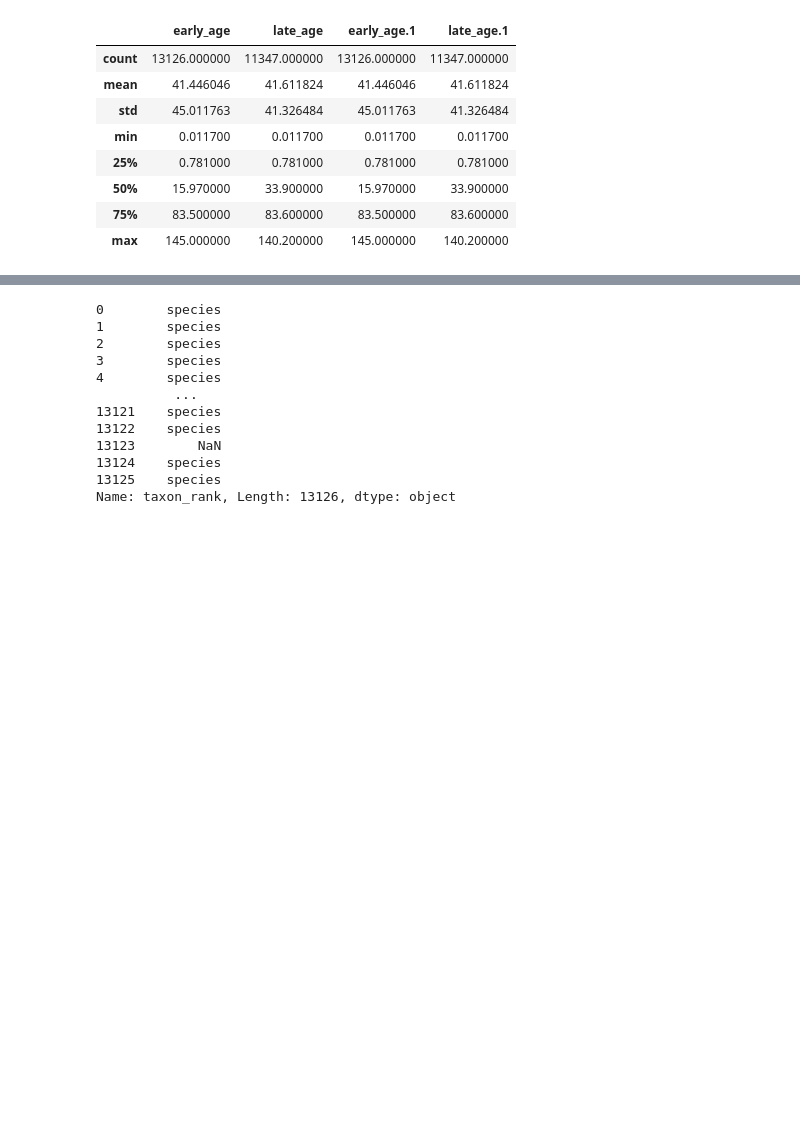
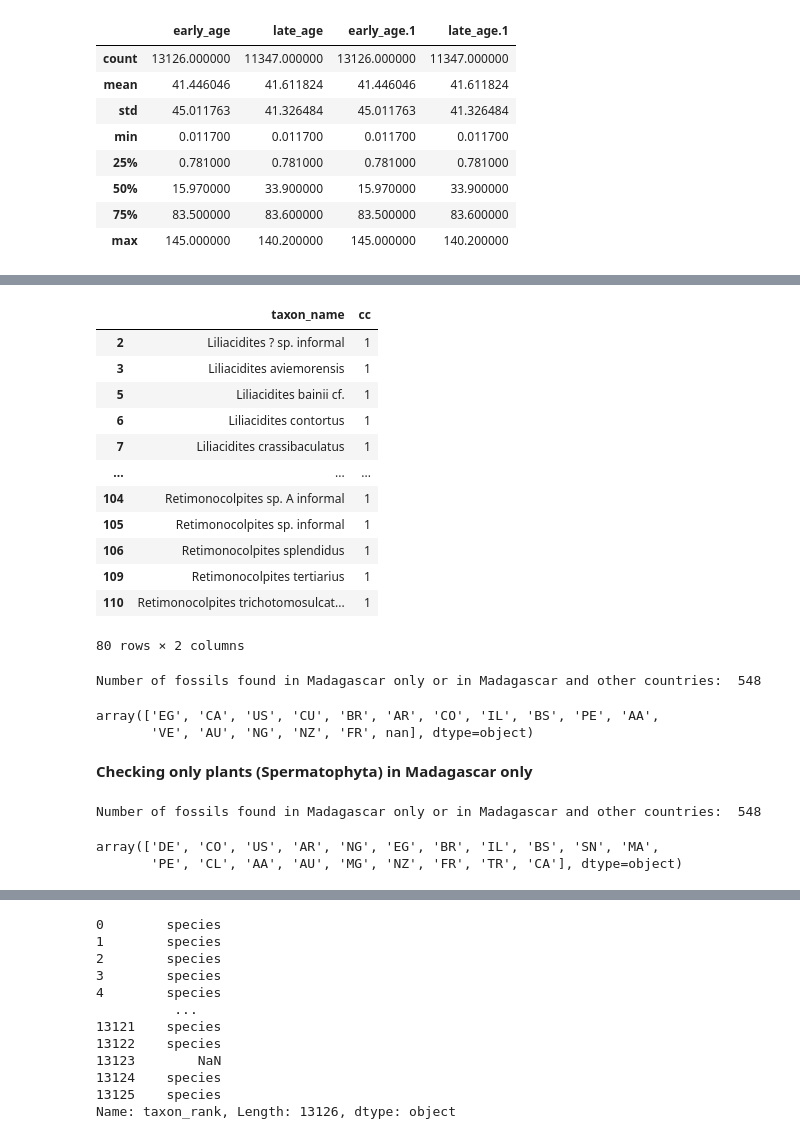
Before and after one commit to mftorres/Madagascar_repo, a Jupyter notebook: Fossil_data_breakdown_code_20220923.ipynb, the cells around one changed output, grey strips where cells are left out. Cells and saved outputs as stored; diff of their text form; code cells hidden in the pictures; blank space fills up the shorter version.

Commit message:
untangling fossil data

```diff
--- a/Fossil_data_breakdown_code_20220923.ipynb
+++ b/Fossil_data_breakdown_code_20220923.ipynb
@@ -148,0 +202,16 @@ array(['Chordata', 'Spermatophyta', 'Ginkgophyta', 'Angiospermae',
+# %%
+taxon_countries[taxon_countries['cc']==1] # there is some missing country data where column values are zero
+# %% [output]
+|  | taxon_name | cc |
+| 2 | Liliacidites ? sp. informal | 1 |
+| 3 | Liliacidites aviemorensis | 1 |
+| 5 | Liliacidites bainii cf. | 1 |
+| 6 | Liliacidites contortus | 1 |
+| 7 | Liliacidites crassibaculatus | 1 |
+| ... | ... | ... |
+| 104 | Retimonocolpites sp. A informal | 1 |
+| 105 | Retimonocolpites sp. informal | 1 |
+| 106 | Retimonocolpites splendidus | 1 |
+| 109 | Retimonocolpites tertiarius | 1 |
+| 110 | Retimonocolpites trichotomosulcat... | 1 |
+80 rows × 2 columns
@@ -148,0 +220,24 @@ array(['Chordata', 'Spermatophyta', 'Ginkgophyta', 'Angiospermae',
+# %%
+# from the fossils that are only found in ONE country, we need to find those whose country is MG
+
+print('Number of fossils found in Madagascar only or in Madagascar and other countries: ',len(df[df['cc']=='MG']))
+
+# if any of those species above is in the list of species that have only one country associated, it is fair
+# to assume the result are the species only found in Madagascar
+# df[ (df['taxon_name'].isin(singlecountry)) & (df['cc']=='MG')]
+df[df['taxon_name'].isin(singlecountry)]['cc'].unique() # ok, actually none of these are in MG
+# %% [output]
+Number of fossils found in Madagascar only or in Madagascar and other countries:  548
+array(['EG', 'CA', 'US', 'CU', 'BR', 'AR', 'CO', 'IL', 'BS', 'PE', 'AA',
+       'VE', 'AU', 'NG', 'NZ', 'FR', nan], dtype=object)
+# %% [markdown]
+**Checking only plants (Spermatophyta) in Madagascar only**
+# %%
+taxon_countries=df[df['phylum']=='Spermatophyta'].groupby('taxon_name').nunique()['cc'].reset_index()
+singlecountry=list(taxon_countries[taxon_countries['cc']==1]['taxon_name'])
+print('Number of fossils found in Madagascar only or in Madagascar and other countries: ',len(df[df['cc']=='MG']))
+df[df['taxon_name'].isin(singlecountry)]['cc'].unique() # ok, there are MG fossils here
+# %% [output]
+Number of fossils found in Madagascar only or in Madagascar and other countries:  548
+array(['DE', 'CO', 'US', 'AR', 'NG', 'EG', 'BR', 'IL', 'BS', 'SN', 'MA',
+       'PE', 'CL', 'AA', 'AU', 'MG', 'NZ', 'FR', 'TR', 'CA'], dtype=object)
```
Also changed, not shown: parts of 11 cells of this notebook.
